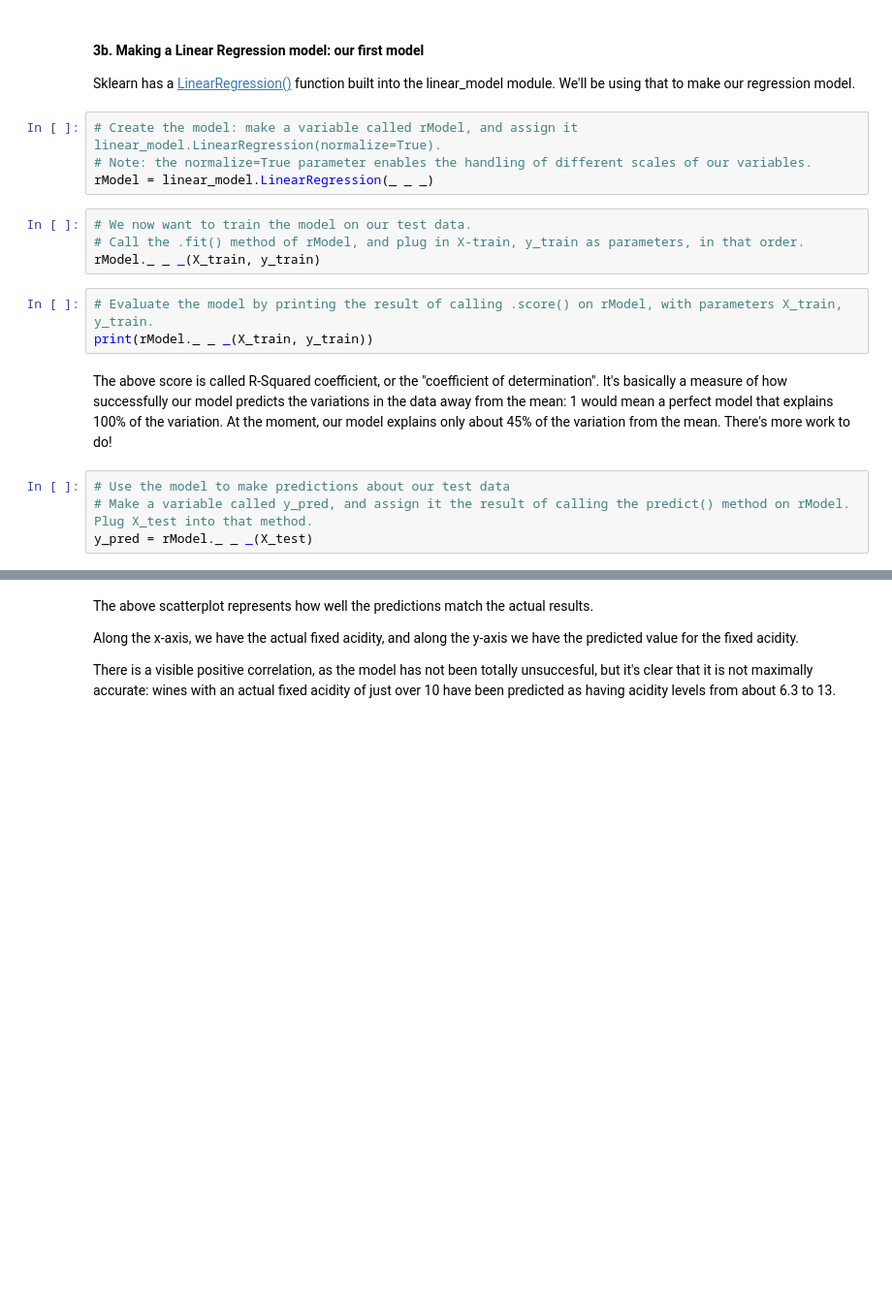
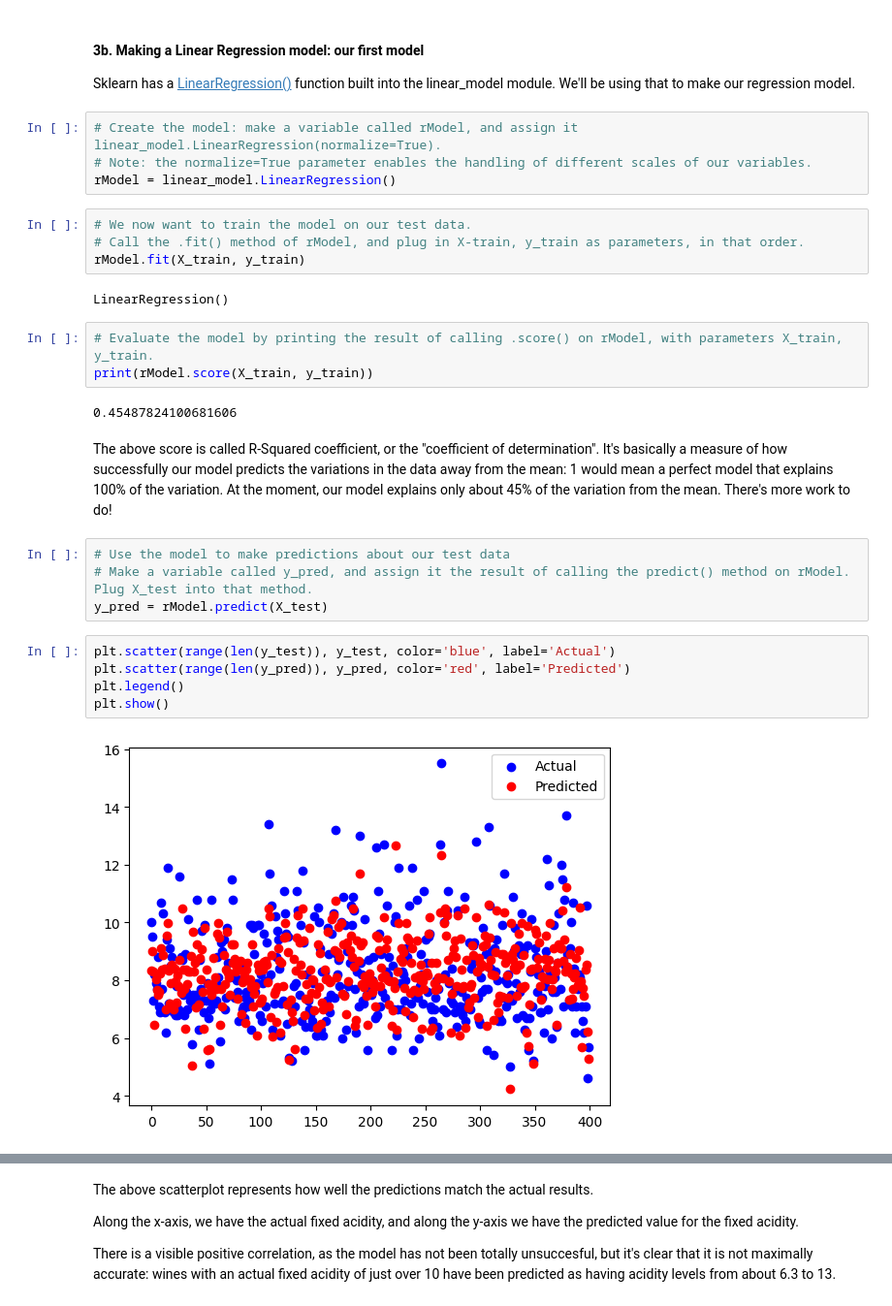
Before and after one commit to binayakhadka/springboard_case_study, a Jupyter notebook: Linear Regression/Springboard Regression Case Study - the Red Wine Dataset - Tier 1.ipynb, the cells around one changed output, grey strips where cells are left out. Shown at 97% size. Cells and saved outputs as stored; diff of their text form; blank space fills up the shorter version.

```diff
--- a/Linear Regression/Springboard Regression Case Study - the Red Wine Dataset - Tier 1.ipynb
+++ b/Linear Regression/Springboard Regression Case Study - the Red Wine Dataset - Tier 1.ipynb
@@ -405,19 +405,30 @@ Sklearn has a [LinearRegression()](https://scikit-learn.org/stable/modules/gener
 # %%
 # Create the model: make a variable called rModel, and assign it linear_model.LinearRegression(normalize=True).
 # Note: the normalize=True parameter enables the handling of different scales of our variables.
-rModel = linear_model.LinearRegression(_ _ _)
+rModel = linear_model.LinearRegression()
 # %%
 # We now want to train the model on our test data.
 # Call the .fit() method of rModel, and plug in X-train, y_train as parameters, in that order.
-rModel._ _ _(X_train, y_train)
+rModel.fit(X_train, y_train)
+# %% [output]
+LinearRegression()
 # %%
 # Evaluate the model by printing the result of calling .score() on rModel, with parameters X_train, y_train.
-print(rModel._ _ _(X_train, y_train))
+print(rModel.score(X_train, y_train))
+# %% [output]
+0.45487824100681606
 # %% [markdown]
 The above score is called R-Squared coefficient, or the "coefficient of determination". It's basically a measure of how successfully our model predicts the variations in the data away from the mean: 1 would mean a perfect model that explains 100% of the variation. At the moment, our model explains only about 45% of the variation from the mean. There's more work to do!
 # %%
 # Use the model to make predictions about our test data
 # Make a variable called y_pred, and assign it the result of calling the predict() method on rModel. Plug X_test into that method.
-y_pred = rModel._ _ _(X_test)
+y_pred = rModel.predict(X_test)
+# %%
+plt.scatter(range(len(y_test)), y_test, color='blue', label='Actual')
+plt.scatter(range(len(y_pred)), y_pred, color='red', label='Predicted')
+plt.legend()
+plt.show()
+# %% [output]
+[figure, added]
 # %%
 # Let's plot the predictions against the actual result. Use scatter()
```
Also changed, not shown: parts of 1 cell of this notebook.
